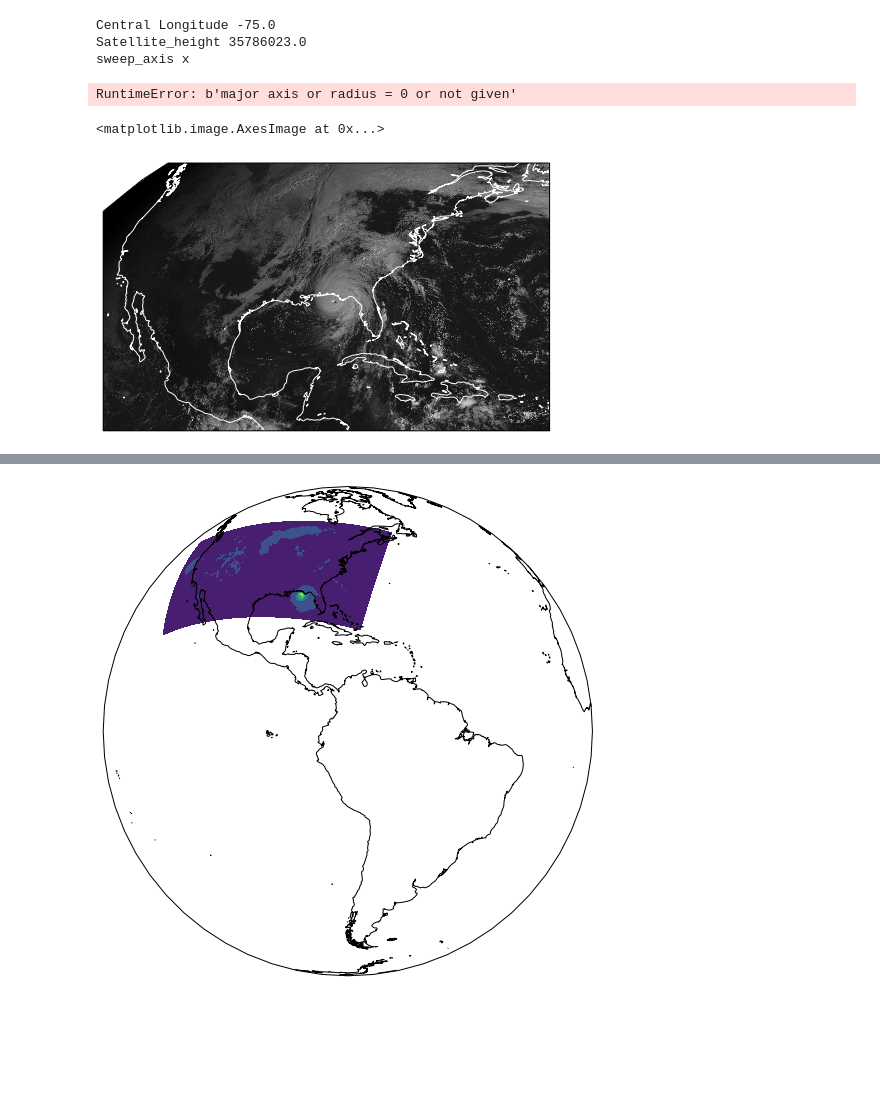
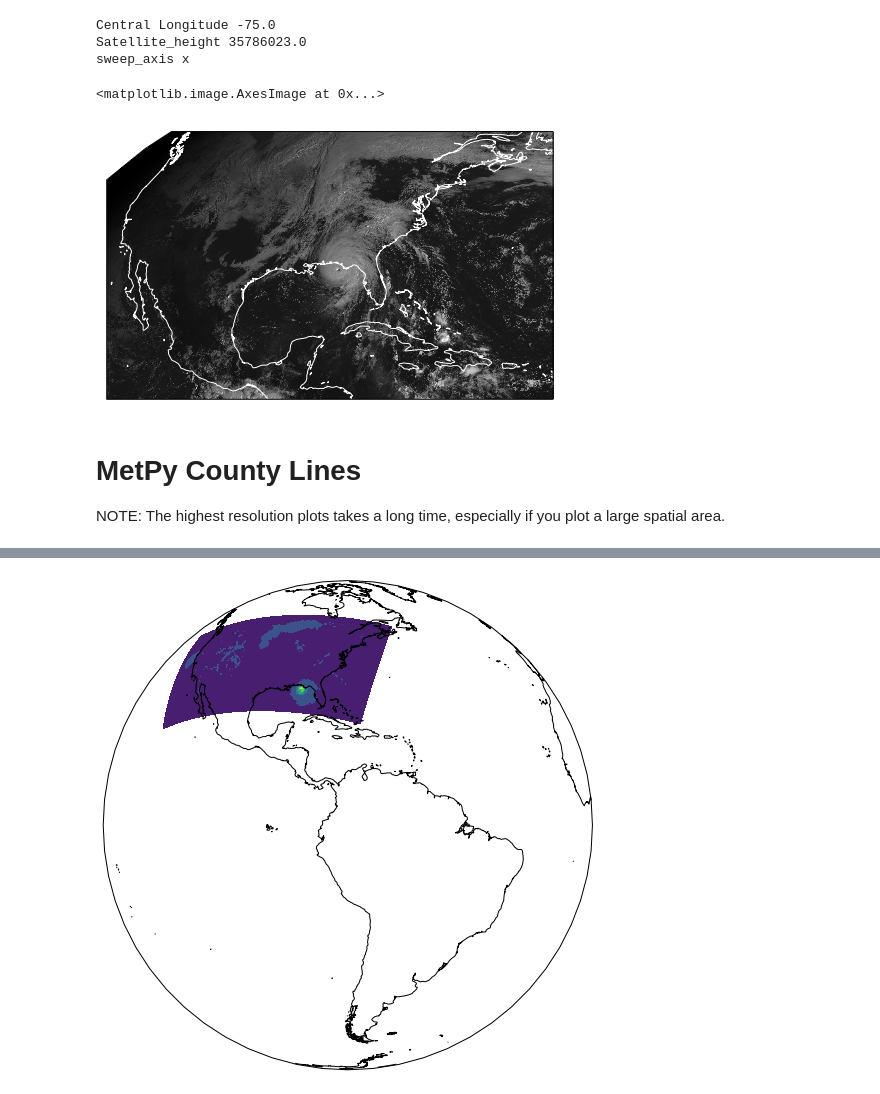
Before and after one commit to blaylockbk/pyBKB_v3, a Jupyter notebook: BB_maps/cartopy_tutorial.ipynb, the cells around one changed output, grey strips where cells are left out. Cells and saved outputs as stored; diff of their text form; code cells hidden in the pictures; blank space fills up the shorter version.

```diff
--- a/BB_maps/cartopy_tutorial.ipynb
+++ b/BB_maps/cartopy_tutorial.ipynb
@@ -121,13 +160,16 @@ GOES16_proj = ccrs.Geostationary(**geostationayProjParams_GOES16)
 # %%
 # Create a pyproj geostationary map object
 p = Proj(proj='geos', h=sat_h, lon_0=sat_lon, sweep=sat_sweep)
+
+# Perform cartographic transformation. That is, convert image projection coordinates (x and y)
+# to latitude and longitude values.
+XX, YY = np.meshgrid(x, y)
+lons, lats = p(XX, YY, inverse=True)
-# %% [output]
-RuntimeError: b'major axis or radius = 0 or not given'
 # %%
 plt.figure(figsize=(8, 8))
 ax = plt.axes(projection = GOES16_proj)
 ax.coastlines('50m', color='w')
-ax.imshow(np.flipud(C['CMI_C01']), cmap='Greys_r', extent=(x.min(), x.max(), y.min(), y.max()))
+ax.imshow(C['CMI_C01'], origin='upper', cmap='Greys_r', extent=(x.min(), x.max(), y.min(), y.max()))
 # %% [output]
 <matplotlib.image.AxesImage at 0x...>
-[figure, old version]
+[figure, new version]
@@ -135,0 +176,3 @@ red = np.load('./data/GOES_ABI_20181010-1438_C02.npy').item()
+# %% [markdown]
+# MetPy County Lines
+NOTE: The highest resolution plots takes a long time, especially if you plot a large spatial area.
```
Also changed, not shown: parts of 32 cells of this notebook, 5 other files.
